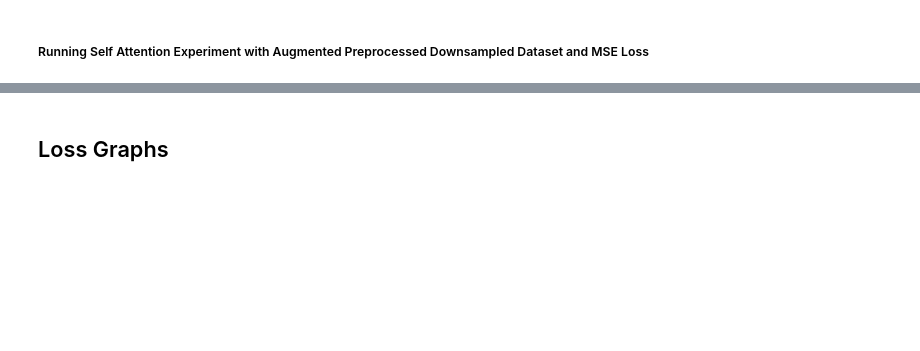
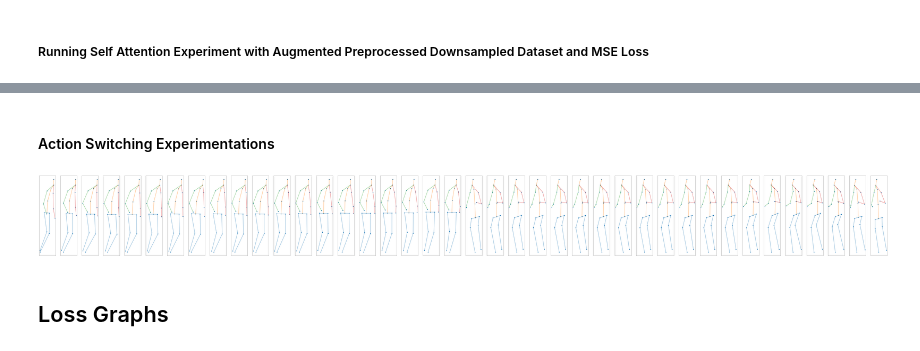
Before and after one commit to IbramMedhat/Human-Motion-Synthesis, a Jupyter notebook: GlocalNet_full_implmentation.ipynb, the cells around one changed output, grey strips where cells are left out. Cells and saved outputs as stored; diff of their text form; code cells hidden in the pictures; blank space fills up the shorter version.

```diff
--- a/GlocalNet_full_implmentation.ipynb
+++ b/GlocalNet_full_implmentation.ipynb
@@ -827,3 +837,24 @@ interpolation_frames=2, dense_activation="relu") :
+# %%
+def predictWithActionSwitching(prediction_model, action_classifer, input_samples, forced_actions=None, iterations=2, feedback_frames=10,
+                                use_action_classifier=True) :
+    """
+    The function performs action switching by taking the output from the model and feeding back into it predict later movements
+    """
+
+    assert feedback_frames == 10, f'feedback frames should be 10 as model handles only 10 frames input'
+    assert use_action_classifier
+
+    full_predictions = tf.zeros([input_samples.shape[0], 0, 34])
+    current_inputs = tf.identity(input_samples)
+
+    for i in range(iterations) :
+        current_outputs = prediction_model(current_inputs)
+        current_feedback_output = current_outputs[:,:(-1)*feedback_frames,:]
+        class_priors = action_classifer(current_outputs)
+        class_priors = np.repeat(class_priors[:, np.newaxis, :], feedback_frames, axis=1)
+        full_predictions = tf.concat((full_predictions, current_outputs), axis=1)
+        current_inputs = tf.concat((current_feedback_output, class_priors), axis=2)
+    return full_predictions
 # %% [markdown]
 ## Experimentations
 # %% [markdown]
@@ -942,4 +973,4 @@ Accuracy: 0.9040360450744629
 # %%
-action_classifer_movable = train_action_classifier(sampled_data_movable_classifier, sampled_labels_movable_classifier)
+action_classifer_movable = train_action_classifier(sampled_data_movable_classifier, sampled_labels_movable_classifier, epochs=100)
 # %% [output]
 Starting to Train Action Classifier...
@@ -1487,5 +1648,13 @@ glocal_model16_npss = Metrics().NPSS(preprocessed_downsampled_dataY_movable_augm
 glocal_model16_mpjpe = Metrics().MPJPE2(preprocessed_downsampled_dataY_movable_augmented, glocal_model16_pred, number_of_joints=17)
 
 print('Model 16:\nNPSS: {}\nMPJPE: {}'.format(glocal_model16_npss, glocal_model16_mpjpe))
+# %% [markdown]
+#### Action Switching Experimentations
+# %%
+full_predictions = predictWithActionSwitching(glocal_model7, action_classifer_movable, preprocessed_downsampled_dataX_movable[3000:3100, 0, :].reshape(10,10,44), iterations=100)
+# %%
+visualize_frames(full_predictions[0].numpy(), dynamic_joints_only=True, num_frames_to_visualize=40, path_to_save='../actionswitching', save_gif=True)
+# %% [output]
+[figure, added]
 # %% [markdown]
 ## Loss Graphs
```
Also changed, not shown: parts of 59 cells of this notebook, 2 other files.
